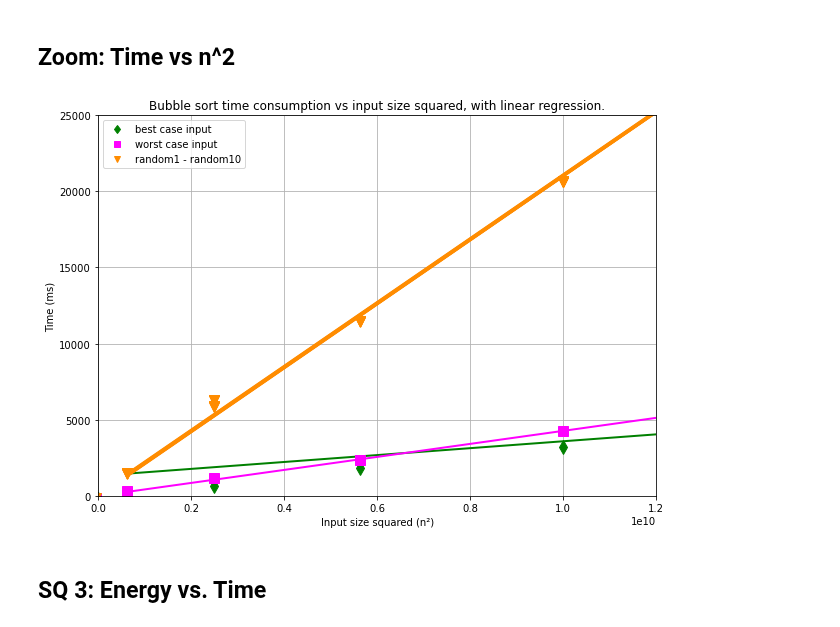
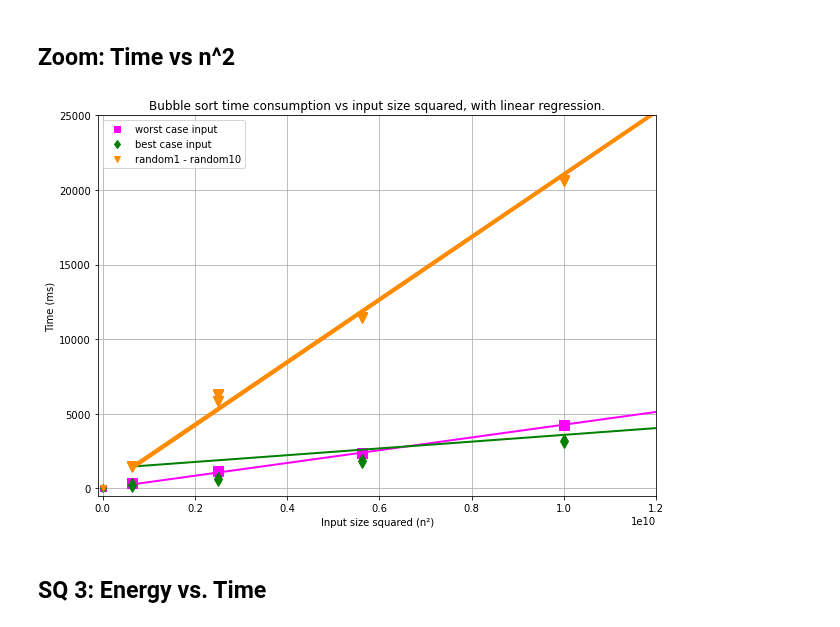
Before and after one commit to hrallil/RAPL_measurements, a Jupyter notebook: Java/FinalResults/FinalAnalysis/BubbleResults.ipynb, the cells around one changed output. Drawn from its saved outputs; the diff is of its cells as text; code cells hidden in the pictures.

Commit message:
new bubble graph

```diff
--- a/Java/FinalResults/FinalAnalysis/BubbleResults.ipynb
+++ b/Java/FinalResults/FinalAnalysis/BubbleResults.ipynb
@@ -280,14 +280,14 @@ Rs = []
 for i in range(1,11):
     Rs.append(polyReg(dfBubbleMean16[dfBubbleMean16["Input case"] == f"random{i}"]["Size^2"], dfBubbleMean16[dfBubbleMean16["Input case"] == f"random{i}"]["Time - readCSV"],1, f"random{i} case input", "darkorange",dots="v"))
 plt.plot(0,0,"v", color="darkorange",label="random1 - random10")
-# for i in range(len(Rs)):
-#     print(f"random{i} R2", Rs[i][1], " \n")
+for i in range(len(Rs)):
+     print(f"random{i} R2", Rs[i][1], " \n")
 worst = polyReg(dfBubbleMean16[dfBubbleMean16["Input case"] == "worst"]["Size^2"], dfBubbleMean16[dfBubbleMean16["Input case"] == "worst"]["Time - readCSV"],1, "Merge time for worst case input", "fuchsia",dots="s")
 plt.plot(0,0,"s", color="fuchsia",label="worst case input")
 best = polyReg(dfBubbleMean16[dfBubbleMean16["Input case"] == "best"]["Size^2"], dfBubbleMean16[dfBubbleMean16["Input case"] == "best"]["Time - readCSV"],1, "Merge time for best case input", "green",dots="d")
 plt.plot(0,0,"d", color="green",label="best case input")
-#print(f"worst R2 ", worst[1], "\n")
-#print(f"best R2 ", best[1], "\n")
+print(f"worst R2 ", worst[1], "\n")
+print(f"best R2 ", best[1], "\n")
 plt.title("Bubble sort time consumption vs input size squared, with linear regression.")
 plt.xlabel("Input size squared (n\u00b2)")
 plt.ylabel("Time (ms)")
@@ -301,30 +318,30 @@ plt.show()
 # %%
 plt.figure(figsize=(10,7))
 color = "red"
 
 Rs = []
 
+worst = polyReg(dfBubbleMean16[dfBubbleMean16["Input case"] == "worst"]["Size^2"], dfBubbleMean16[dfBubbleMean16["Input case"] == "worst"]["Time - readCSV"],1, "Merge time for worst case input", "fuchsia",dots="s")
+plt.plot(0,0,"s", color="fuchsia",label="worst case input")
 best = polyReg(dfBubbleMean16[dfBubbleMean16["Input case"] == "best"]["Size^2"], dfBubbleMean16[dfBubbleMean16["Input case"] == "best"]["Time - readCSV"],1, "Merge time for best case input", "green",dots="d")
 plt.plot(0,0,"d", color="green",label="best case input")
-worst = polyReg(dfBubbleMean16[dfBubbleMean16["Input case"] == "worst"]["Size^2"], dfBubbleMean16[dfBubbleMean16["Input case"] == "worst"]["Time - readCSV"],1, "Merge time for worst case input", "fuchsia",dots="s")
-plt.plot(0,0,"s", color="fuchsia",label="worst case input")
 for i in range(1,11):
     Rs.append(polyReg(dfBubbleMean16[dfBubbleMean16["Input case"] == f"random{i}"]["Size^2"], dfBubbleMean16[dfBubbleMean16["Input case"] == f"random{i}"]["Time - readCSV"],1, f"random{i} case input", "darkorange",dots="v"))
 plt.plot(0,0,"v", color="darkorange",label="random1 - random10")
 # for i in range(len(Rs)):
 #     print(f"random{i} R2", Rs[i][1], " \n")
 # print(f"worst R2 ", worst[1], "\n")
 # print(f"best R2 ", best[1], "\n")
 plt.title("Bubble sort time consumption vs input size squared, with linear regression.")
 plt.xlabel("Input size squared (n\u00b2)")
 plt.ylabel("Time (ms)")
 plt.grid()
-plt.xlim(0,12000000000)
-plt.ylim(0,25000)
+plt.xlim(-100000000,12000000000)
+plt.ylim(-500,25000)
 plt.legend()
 plt.show()
 # %% [output]
-[figure, old version]
+[figure, new version]
 # %% [markdown]
 ## SQ 3: Energy vs. Time
 # %%
```
Also changed, not shown: parts of 7 cells of this notebook, 1 other file.
